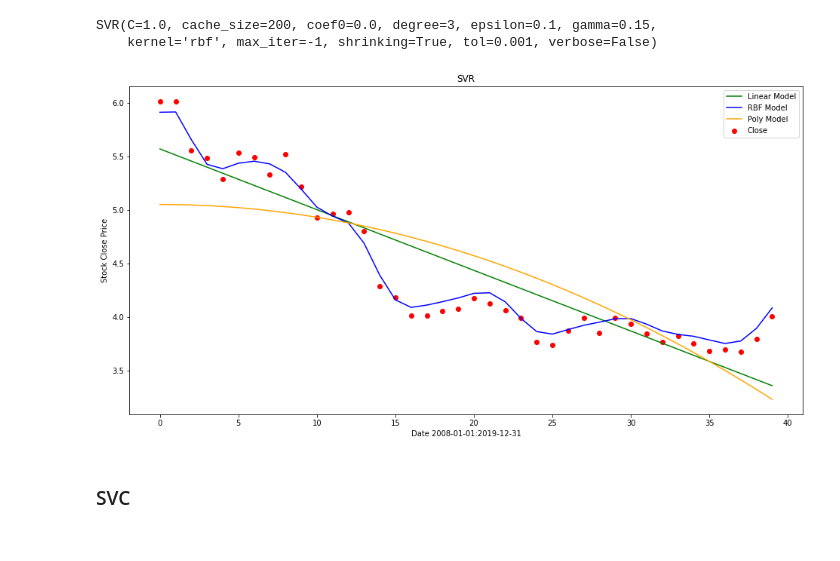
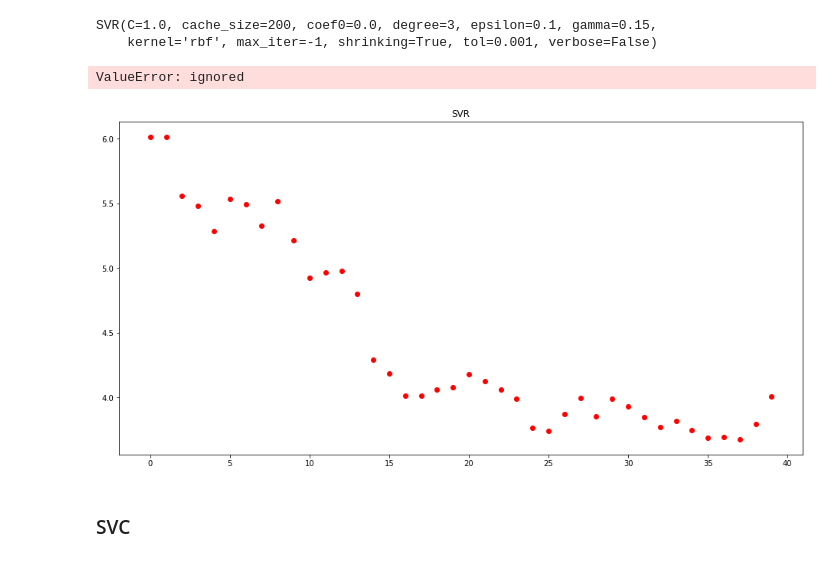
Before and after one commit to zlibutmatthew/Stock-Prediction-SVM, a Jupyter notebook: SVM_Stock_Prediction.ipynb, the cells around one changed output. Cells and saved outputs as stored; diff of their text form; code cells hidden in the pictures.

```diff
--- a/SVM_Stock_Prediction.ipynb
+++ b/SVM_Stock_Prediction.ipynb
@@ -42,0 +91,4 @@ Text(0, 0.5, 'Stock Close Price')
+# %%
+dep_df= df['Adj Close']
+dep_df = dep_df.values
+dep_df
@@ -42,0 +98,4 @@ Text(0, 0.5, 'Stock Close Price')
+# %%
+adj_close = pd.concat([df_nas['Adj Close'], df_dow['Adj Close']], axis=1)
+adj_close = adj_close.values
+adj_close
@@ -42,0 +110,6 @@ Text(0, 0.5, 'Stock Close Price')
+# %%
+test_X = adj_close[:40,:]
+# test_X
+test_y = dep_df[:40]
+test_y.reshape(-1,1)
+test_y
@@ -72,30 +154,31 @@ print(test_close)
 
 #linear kernel
 lin_svr = SVR(kernel='linear', C=1000)
-lin_svr.fit(test_day, test_close)
+lin_svr.fit(test_X, test_y)
 
 # #polynomial kernel
 poly_svr = SVR(kernel='poly', degree = 2)
-poly_svr.fit(test_day, test_close)
+poly_svr.fit(test_X, test_y)
 
 # #rbf kernel
 rbf_svr = SVR(kernel='rbf', gamma=0.15)
-rbf_svr.fit(test_day, test_close)
+rbf_svr.fit(test_X, test_y)
 # %% [output]
 SVR(C=1.0, cache_size=200, coef0=0.0, degree=3, epsilon=0.1, gamma=0.15,
     kernel='rbf', max_iter=-1, shrinking=True, tol=0.001, verbose=False)
 # %%
 plt.figure(figsize=(16,8))
 plt.title('SVR')
 plt.scatter(test_day, test_close, color='red',label='Close')
-plt.plot(test_day, lin_svr.predict(test_day), color='green', label='Linear Model')
-plt.plot(test_day, rbf_svr.predict(test_day), color='blue', label='RBF Model')
-plt.plot(test_day, poly_svr.predict(test_day), color='orange', label='Poly Model')
+plt.plot(lin_svr.predict(test_y), color='green', label='Linear Model')
+plt.plot(rbf_svr.predict(test_y), color='blue', label='RBF Model')
+plt.plot(poly_svr.predict(test_day), color='orange', label='Poly Model')
 plt.xlabel('Date 2008-01-01:2019-12-31')
 plt.ylabel('Stock Close Price')
 plt.legend()
 plt.show()
 # %% [output]
+ValueError: ignored
-[figure, old version]
+[figure, new version]
 # %% [markdown]
 ### SVC
```
Also changed, not shown: parts of 17 cells of this notebook.
